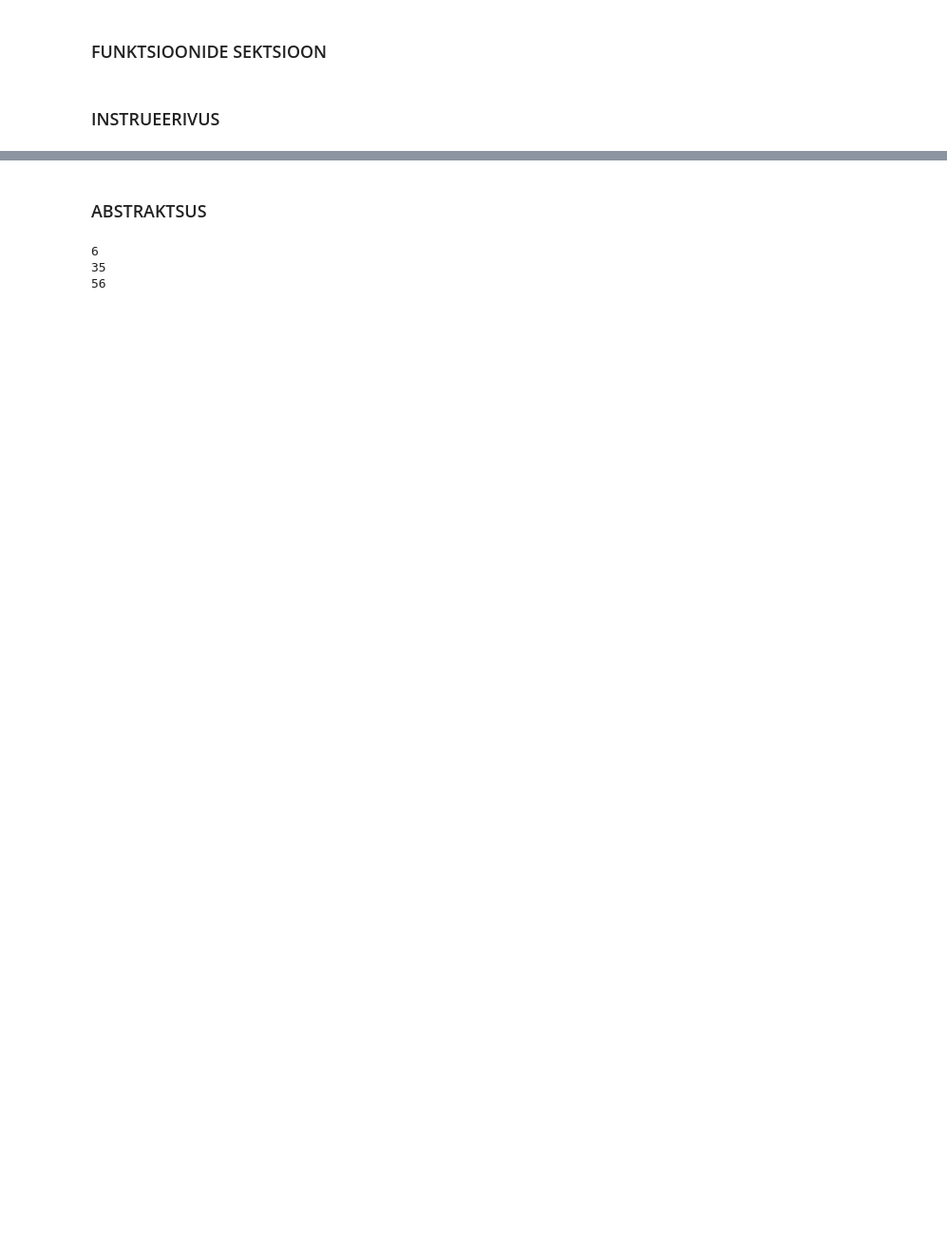
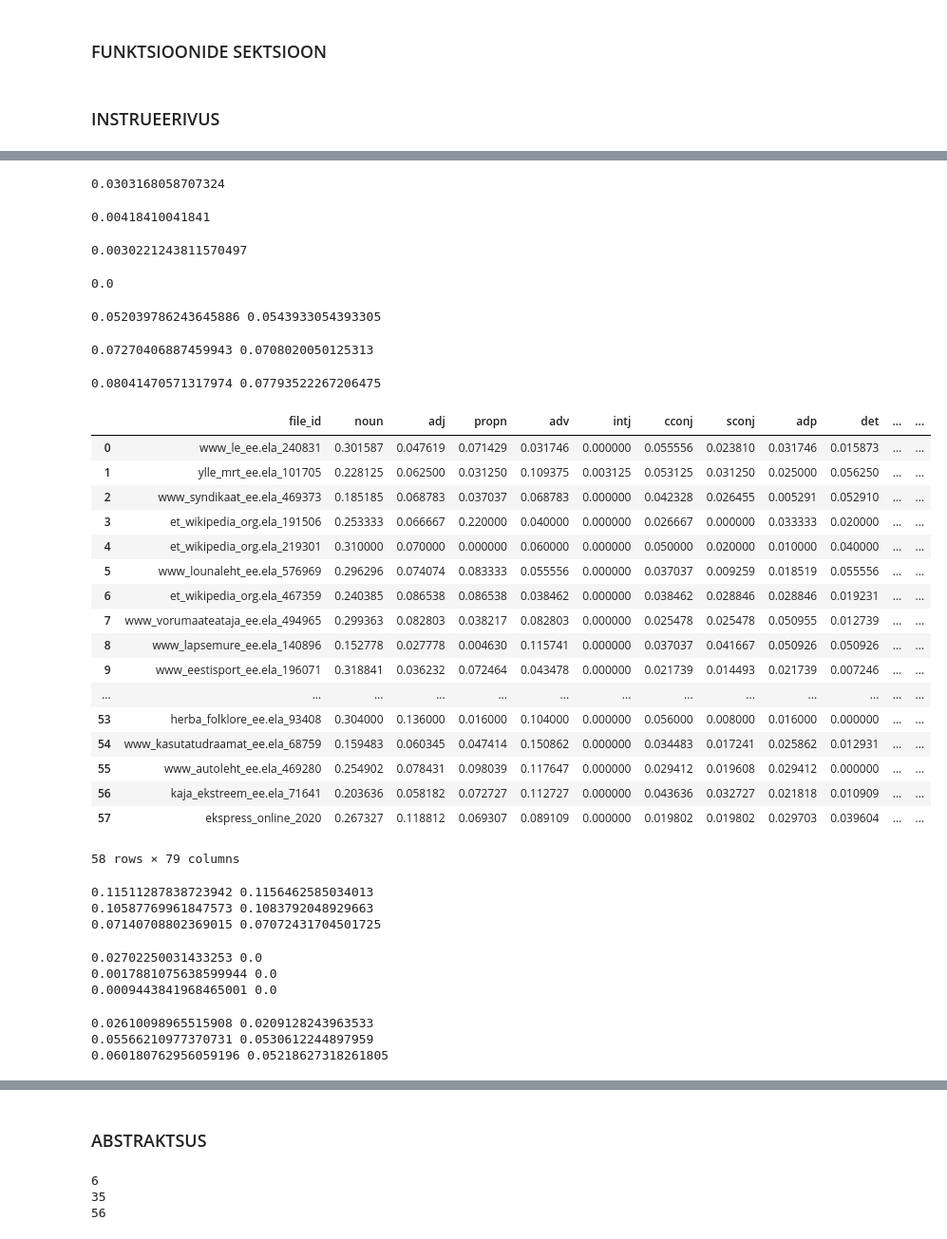
Before and after one commit to kristiinavaik/limesurvey_data, a Jupyter notebook: eesti_analyys/get_statistics.ipynb, the cells around one changed output, grey strips where cells are left out. Shown: that part at 95% size. Cells and saved outputs as stored; diff of their text form; code cells hidden in the pictures; blank space fills up the shorter version.

```diff
--- a/eesti_analyys/get_statistics.ipynb
+++ b/eesti_analyys/get_statistics.ipynb
@@ -166,5 +169,78 @@ PRES_TENSE =>
 IMP_MOOD =>
  tugev/mõõdukas vs puudu, 0.0453
+# %%
+strong_pd['2nd_prs_verb'].mean()
+# %% [output]
+0.0303168058707324
+# %%
+strong_pd['2nd_prs_verb'].median()
+# %% [output]
+0.00418410041841
+# %%
+weak_pd['2nd_prs_verb'].mean()
+# %% [output]
+0.0030221243811570497
+# %%
+weak_pd['2nd_prs_verb'].median()
+# %% [output]
+0.0
+# %%
+print(strong_pd['3rd_prs_verb'].mean(), strong_pd['3rd_prs_verb'].median())
+# %% [output]
+0.052039786243645886 0.0543933054393305
+# %%
+print(weak_pd['3rd_prs_verb'].mean(), weak_pd['3rd_prs_verb'].median())
+# %% [output]
+0.07270406887459943 0.0708020050125313
+# %%
+print(notpres_pd['3rd_prs_verb'].mean(), notpres_pd['3rd_prs_verb'].median())
+# %% [output]
+0.08041470571317974 0.07793522267206475
+# %%
+notpres_pd
+# %% [output]
+|  | file_id | noun | adj | propn | adv | intj | cconj | sconj | adp | det | ... | ... |
+| 0 | www_le_ee.ela_240831 | 0.301587 | 0.047619 | 0.071429 | 0.031746 | 0.000000 | 0.055556 | 0.023810 | 0.031746 | 0.015873 | ... | ... |
+| 1 | ylle_mrt_ee.ela_101705 | 0.228125 | 0.062500 | 0.031250 | 0.109375 | 0.003125 | 0.053125 | 0.031250 | 0.025000 | 0.056250 | ... | ... |
+| 2 | www_syndikaat_ee.ela_469373 | 0.185185 | 0.068783 | 0.037037 | 0.068783 | 0.000000 | 0.042328 | 0.026455 | 0.005291 | 0.052910 | ... | ... |
+| 3 | et_wikipedia_org.ela_191506 | 0.253333 | 0.066667 | 0.220000 | 0.040000 | 0.000000 | 0.026667 | 0.000000 | 0.033333 | 0.020000 | ... | ... |
+| 4 | et_wikipedia_org.ela_219301 | 0.310000 | 0.070000 | 0.000000 | 0.060000 | 0.000000 | 0.050000 | 0.020000 | 0.010000 | 0.040000 | ... | ... |
+| 5 | www_lounaleht_ee.ela_576969 | 0.296296 | 0.074074 | 0.083333 | 0.055556 | 0.000000 | 0.037037 | 0.009259 | 0.018519 | 0.055556 | ... | ... |
+| 6 | et_wikipedia_org.ela_467359 | 0.240385 | 0.086538 | 0.086538 | 0.038462 | 0.000000 | 0.038462 | 0.028846 | 0.028846 | 0.019231 | ... | ... |
+| 7 | www_vorumaateataja_ee.ela_494965 | 0.299363 | 0.082803 | 0.038217 | 0.082803 | 0.000000 | 0.025478 | 0.025478 | 0.050955 | 0.012739 | ... | ... |
+| 8 | www_lapsemure_ee.ela_140896 | 0.152778 | 0.027778 | 0.004630 | 0.115741 | 0.000000 | 0.037037 | 0.041667 | 0.050926 | 0.050926 | ... | ... |
+| 9 | www_eestisport_ee.ela_196071 | 0.318841 | 0.036232 | 0.072464 | 0.043478 | 0.000000 | 0.021739 | 0.014493 | 0.021739 | 0.007246 | ... | ... |
+| ... | ... | ... | ... | ... | ... | ... | ... | ... | ... | ... | ... | ... |
+| 53 | herba_folklore_ee.ela_93408 | 0.304000 | 0.136000 | 0.016000 | 0.104000 | 0.000000 | 0.056000 | 0.008000 | 0.016000 | 0.000000 | ... | ... |
+| 54 | www_kasutatudraamat_ee.ela_68759 | 0.159483 | 0.060345 | 0.047414 | 0.150862 | 0.000000 | 0.034483 | 0.017241 | 0.025862 | 0.012931 | ... | ... |
+| 55 | www_autoleht_ee.ela_469280 | 0.254902 | 0.078431 | 0.098039 | 0.117647 | 0.000000 | 0.029412 | 0.019608 | 0.029412 | 0.000000 | ... | ... |
+| 56 | kaja_ekstreem_ee.ela_71641 | 0.203636 | 0.058182 | 0.072727 | 0.112727 | 0.000000 | 0.043636 | 0.032727 | 0.021818 | 0.010909 | ... | ... |
+| 57 | ekspress_online_2020 | 0.267327 | 0.118812 | 0.069307 | 0.089109 | 0.000000 | 0.019802 | 0.019802 | 0.029703 | 0.039604 | ... | ... |
+58 rows × 79 columns
+# %%
+print(strong_pd['pres_tense'].mean(), strong_pd['pres_tense'].median())
+print(weak_pd['pres_tense'].mean(), weak_pd['pres_tense'].median())
+print(notpres_pd['pres_tense'].mean(), notpres_pd['pres_tense'].median())
+# %% [output]
+0.11511287838723942 0.1156462585034013
+0.10587769961847573 0.1083792048929663
+0.07140708802369015 0.07072431704501725
+# %%
+print(strong_pd['imp_mood'].mean(), strong_pd['imp_mood'].median())
+print(weak_pd['imp_mood'].mean(), weak_pd['imp_mood'].median())
+print(notpres_pd['imp_mood'].mean(), notpres_pd['imp_mood'].median())
+# %% [output]
+0.02702250031433253 0.0
+0.0017881075638599944 0.0
+0.0009443841968465001 0.0
+# %%
+print(strong_pd['past_tense'].mean(), strong_pd['past_tense'].median())
+print(weak_pd['past_tense'].mean(), weak_pd['past_tense'].median())
+print(notpres_pd['past_tense'].mean(), notpres_pd['past_tense'].median())
+# %% [output]
+0.02610098965515908 0.0209128243963533
+0.05566210977370731 0.0530612244897959
+0.060180762956059196 0.05218627318261805
 # %%
 
 print(f'TUGEV vs NÕRK: {res1}')
```
Also changed, not shown: parts of 5 cells of this notebook.
